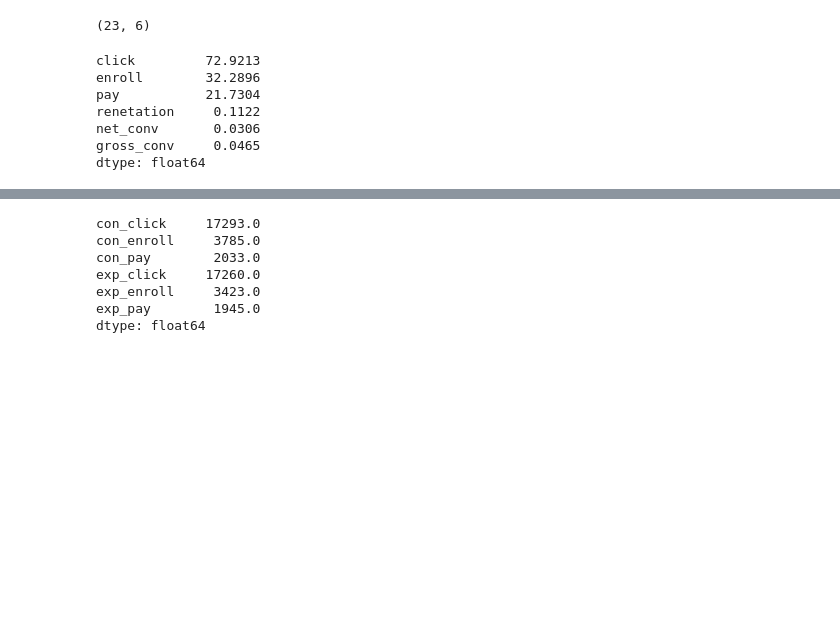
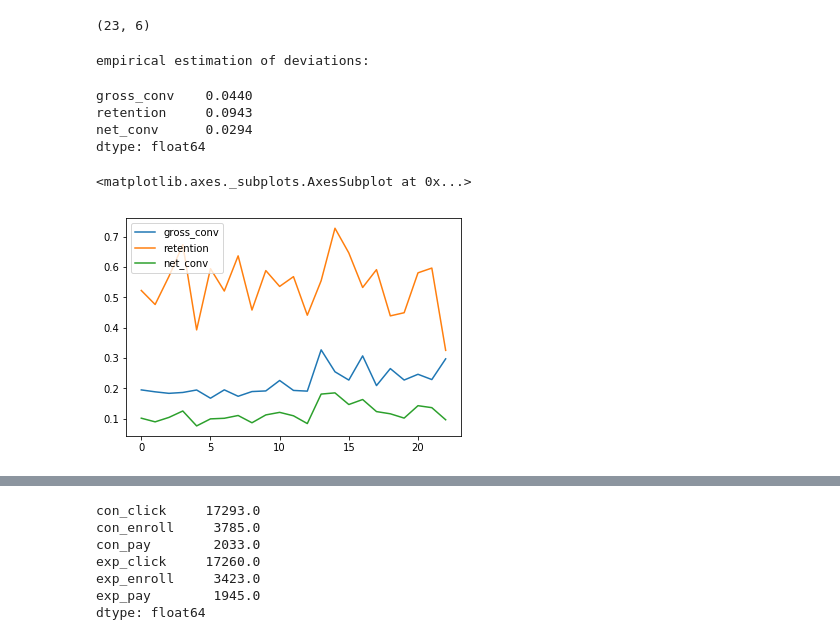
Before and after one commit to SophieGarden/DataScience_CourseWork, a Jupyter notebook: ABTest/AB_Test_Udacity.ipynb, the cells around one changed output, grey strips where cells are left out. Drawn from its saved outputs; the diff is of its cells as text; code cells hidden in the pictures; blank space fills up the shorter version.

```diff
--- a/ABTest/AB_Test_Udacity.ipynb
+++ b/ABTest/AB_Test_Udacity.ipynb
@@ -132,16 +126,19 @@ df_combine['pay']= pd.concat([df_effect.con_pay, df_effect.exp_pay], ignore_inde
-# %%
-df_combine['gross_conv'] = df_combine.enroll / df_combine.click
-df_combine['renetation'] = df_combine.pay / df_combine.enroll
-df_combine['net_conv'] = df_combine.pay / df_combine.click
-# df_combine.drop(columns = ['gross'], inplace = True)
-round(df_combine.std(),4)
-# %% [output]
-click         72.9213
-enroll        32.2896
-pay           21.7304
-renetation     0.1122
-net_conv       0.0306
-gross_conv     0.0465
-dtype: float64
+# %%
+#empirical deviations
+d_empirical = {'gross_conv': df_effect.con_enroll/df_effect.con_click, 'retention':df_effect.con_pay/df_effect.con_enroll, 'net_conv': df_effect.con_pay/df_effect.con_click}
+df_empirical = pd.DataFrame(data = d_empirical)
+print('empirical estimation of deviations:')
+round(df_empirical.std(),4)
+# %% [output]
+empirical estimation of deviations:
+gross_conv    0.0440
+retention     0.0943
+net_conv      0.0294
+dtype: float64
+# %%
+df_empirical.plot()
+# %% [output]
+<matplotlib.axes._subplots.AxesSubplot at 0x...>
+[figure, added]
 # %%
 plt.figure(figsize=(30,30))
```
Also changed, not shown: parts of 3 cells of this notebook.
